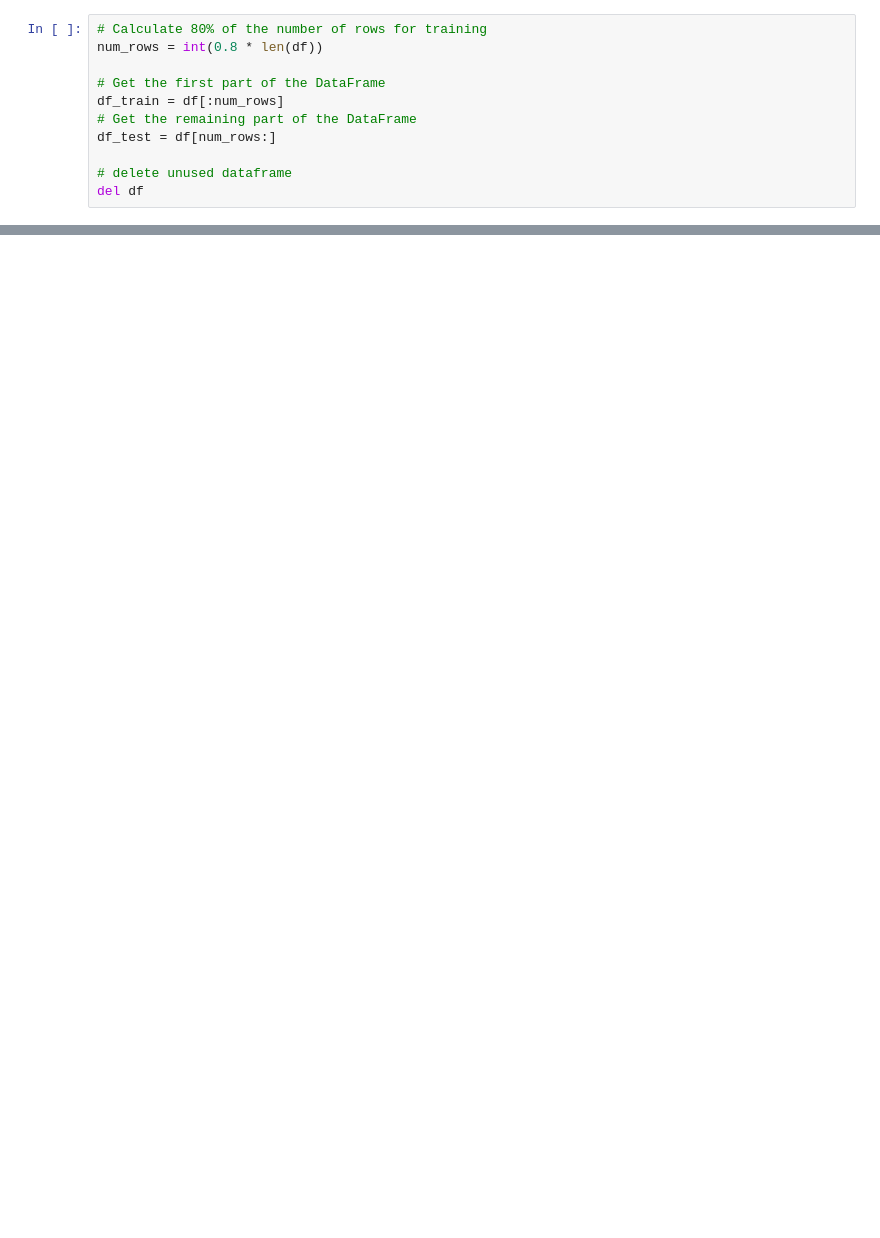
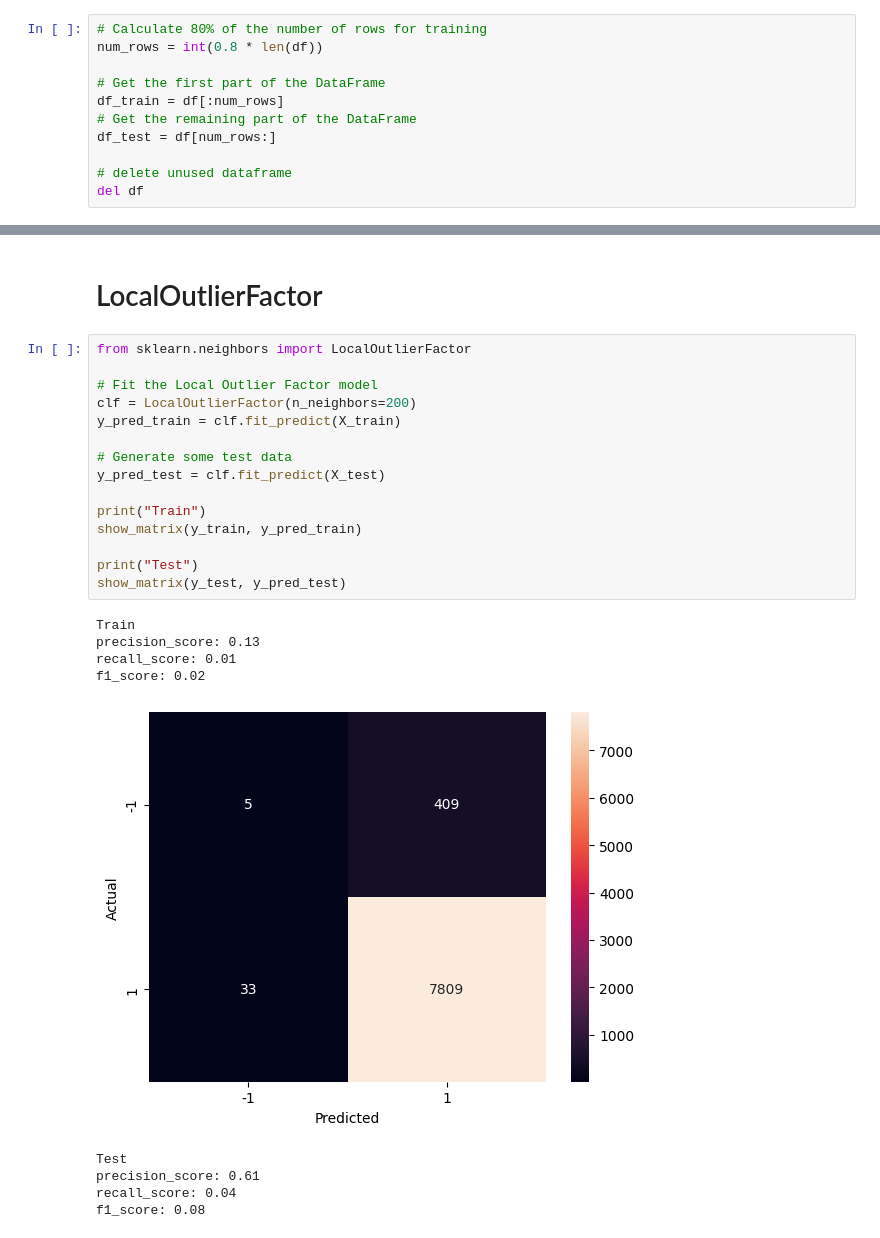
Before and after one commit to fatyanosa/iiwas2023, a Jupyter notebook: nyc_taxi.ipynb, the cells around one changed output, grey strips where cells are left out. Cells and saved outputs as stored; diff of their text form; blank space fills up the shorter version.

```diff
--- a/nyc_taxi.ipynb
+++ b/nyc_taxi.ipynb
@@ -254,0 +197,27 @@ for i in range(X.shape[0]):
+# %% [markdown]
+# LocalOutlierFactor
+# %%
+from sklearn.neighbors import LocalOutlierFactor
+
+# Fit the Local Outlier Factor model
+clf = LocalOutlierFactor(n_neighbors=200)
+y_pred_train = clf.fit_predict(X_train)
+
+# Generate some test data
+y_pred_test = clf.fit_predict(X_test)
+
+print("Train")
+show_matrix(y_train, y_pred_train)
+
+print("Test")
+show_matrix(y_test, y_pred_test)
+# %% [output]
+Train
+precision_score: 0.13
+recall_score: 0.01
+f1_score: 0.02
+[figure, added]
+Test
+precision_score: 0.61
+recall_score: 0.04
+f1_score: 0.08
```
Also changed, not shown: parts of 24 cells of this notebook, 1 other file.
